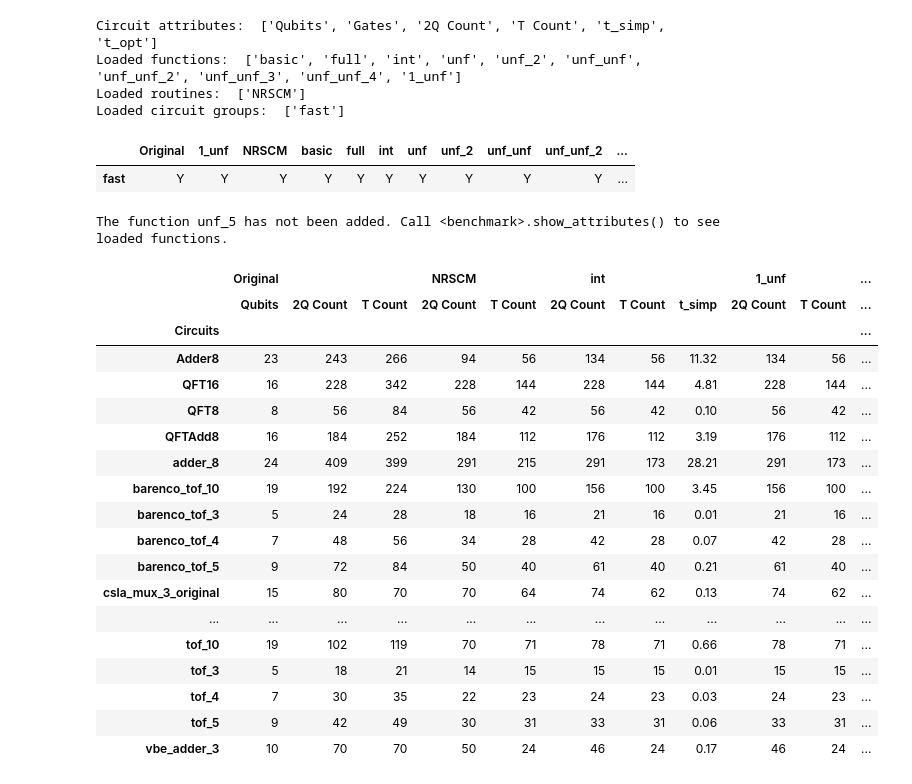
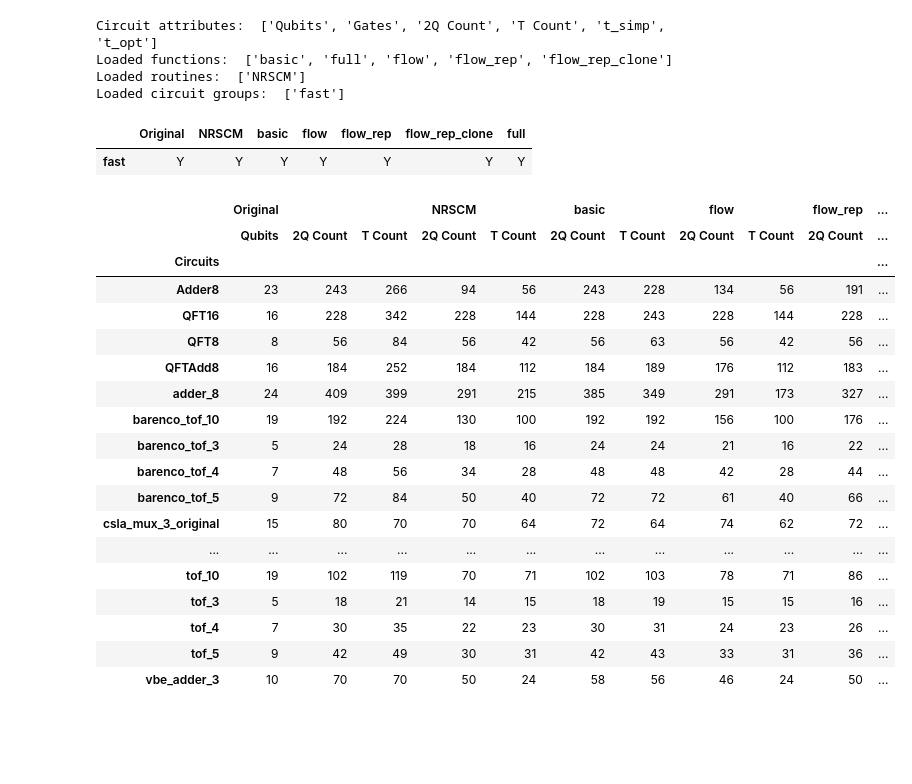
Before and after one commit to calumholker/pyzx, a Jupyter notebook: demos/Circuit Optimisation/benchmark_circuit_optimisation.ipynb, the cells around one changed output. Cells and saved outputs as stored; diff of their text form; code cells hidden in the pictures; blank space fills up the shorter version.

Commit message:
Organised function structure

```diff
--- a/demos/Circuit Optimisation/benchmark_circuit_optimisation.ipynb
+++ b/demos/Circuit Optimisation/benchmark_circuit_optimisation.ipynb
@@ -31,59 +31,51 @@ def full_reduce(c):
     c2 = zx.extract_circuit(g,up_to_perm=False).to_basic_gates()
     return basic_optimize(c2)
 
-def interior_2Q_reduce(c):
-    t0 = time.time()
+def flow_optimize(c):
     g = c.to_graph()
-    g2 = zx.simplify.interior_2Q_reduce(g,quiet=True)
-    c2 = zx.extract_simple(g2,up_to_perm=False).to_basic_gates()
-    return basic_optimize(c2), time.time() - t0, 0
-
-def flow_2Q_reduce(c):
-    t0 = time.time()
-    g = c.to_graph()
-    g2 = zx.simplify.flow_2Q_reduce(g,x=[1,1,1,0,0,0,0,0,0],quiet=True)
-    c2 = zx.extract_simple(g2,up_to_perm=False).to_basic_gates()
-    return basic_optimize(c2), time.time() - t0, 0
+    zx.simplify.teleport_reduce(g, store=False)
+    zx.simplify.to_graph_like(g)
+    zx.simplify.flow_2Q_simp(g)
+    c2 = zx.extract_simple(g,up_to_perm=False).to_basic_gates()
+    return basic_optimize(c2)
 # %%
 b.add_simplification_func(basic_optimize, 'basic', groups_to_run=['fast'],verify=True)
 b.add_simplification_func(full_reduce, 'full', groups_to_run=['fast'],verify=True)
-b.add_simplification_func(interior_2Q_reduce, 'int', groups_to_run=['fast'],verify=True)
-b.add_simplification_func(flow_2Q_reduce, '1_unf', groups_to_run=['fast'],verify=True)
+b.add_simplification_func(flow_optimize, 'flow', groups_to_run=['fast'],verify=True)
 # %%
 b.show_attributes()
 # %% [output]
 Circuit attributes:  ['Qubits', 'Gates', '2Q Count', 'T Count', 't_simp', 't_opt']
-Loaded functions:  ['basic', 'full', 'int', 'unf', 'unf_2', 'unf_unf', 'unf_unf_2', 'unf_unf_3', 'unf_unf_4', '1_unf']
+Loaded functions:  ['basic', 'full', 'flow', 'flow_rep', 'flow_rep_clone']
 Loaded routines:  ['NRSCM']
 Loaded circuit groups:  ['fast']
-|  | Original | 1_unf | NRSCM | basic | full | int | unf | unf_2 | unf_unf | unf_unf_2 | ... |
-| fast | Y | Y | Y | Y | Y | Y | Y | Y | Y | Y | ... |
+|  | Original | NRSCM | basic | flow | flow_rep | flow_rep_clone | full |
+| fast | Y | Y | Y | Y | Y | Y | Y |
 # %%
 df = b.df(groups=['fast'],
      routines='all',
-     funcs=['int','1_unf','unf','unf_2','unf_unf_2','unf_unf','unf_unf_3','unf_unf_4','unf_5'],
-     atts=['Qubits', '2Q Count', 'T Count', 't_simp'])
+     funcs='all',
+     atts=['Qubits', '2Q Count', 'T Count'])
 # %% [output]
-The function unf_5 has not been added. Call <benchmark>.show_attributes() to see loaded functions.
-|  | Original |  |  | NRSCM |  | int |  |  | 1_unf |  | ... |
-|  | Qubits | 2Q Count | T Count | 2Q Count | T Count | 2Q Count | T Count | t_simp | 2Q Count | T Count | ... |
+|  | Original |  |  | NRSCM |  | basic |  | flow |  | flow_rep | ... |
+|  | Qubits | 2Q Count | T Count | 2Q Count | T Count | 2Q Count | T Count | 2Q Count | T Count | 2Q Count | ... |
 | Circuits |  |  |  |  |  |  |  |  |  |  | ... |
-| Adder8 | 23 | 243 | 266 | 94 | 56 | 134 | 56 | 11.32 | 134 | 56 | ... |
-| QFT16 | 16 | 228 | 342 | 228 | 144 | 228 | 144 | 4.81 | 228 | 144 | ... |
-| QFT8 | 8 | 56 | 84 | 56 | 42 | 56 | 42 | 0.10 | 56 | 42 | ... |
-| QFTAdd8 | 16 | 184 | 252 | 184 | 112 | 176 | 112 | 3.19 | 176 | 112 | ... |
-| adder_8 | 24 | 409 | 399 | 291 | 215 | 291 | 173 | 28.21 | 291 | 173 | ... |
-| barenco_tof_10 | 19 | 192 | 224 | 130 | 100 | 156 | 100 | 3.45 | 156 | 100 | ... |
-| barenco_tof_3 | 5 | 24 | 28 | 18 | 16 | 21 | 16 | 0.01 | 21 | 16 | ... |
-| barenco_tof_4 | 7 | 48 | 56 | 34 | 28 | 42 | 28 | 0.07 | 42 | 28 | ... |
-| barenco_tof_5 | 9 | 72 | 84 | 50 | 40 | 61 | 40 | 0.21 | 61 | 40 | ... |
-| csla_mux_3_original | 15 | 80 | 70 | 70 | 64 | 74 | 62 | 0.13 | 74 | 62 | ... |
+| Adder8 | 23 | 243 | 266 | 94 | 56 | 243 | 228 | 134 | 56 | 191 | ... |
+| QFT16 | 16 | 228 | 342 | 228 | 144 | 228 | 243 | 228 | 144 | 228 | ... |
+| QFT8 | 8 | 56 | 84 | 56 | 42 | 56 | 63 | 56 | 42 | 56 | ... |
+| QFTAdd8 | 16 | 184 | 252 | 184 | 112 | 184 | 189 | 176 | 112 | 183 | ... |
+| adder_8 | 24 | 409 | 399 | 291 | 215 | 385 | 349 | 291 | 173 | 327 | ... |
+| barenco_tof_10 | 19 | 192 | 224 | 130 | 100 | 192 | 192 | 156 | 100 | 176 | ... |
+| barenco_tof_3 | 5 | 24 | 28 | 18 | 16 | 24 | 24 | 21 | 16 | 22 | ... |
+| barenco_tof_4 | 7 | 48 | 56 | 34 | 28 | 48 | 48 | 42 | 28 | 44 | ... |
+| barenco_tof_5 | 9 | 72 | 84 | 50 | 40 | 72 | 72 | 61 | 40 | 66 | ... |
+| csla_mux_3_original | 15 | 80 | 70 | 70 | 64 | 72 | 64 | 74 | 62 | 72 | ... |
 | ... | ... | ... | ... | ... | ... | ... | ... | ... | ... | ... | ... |
-| tof_10 | 19 | 102 | 119 | 70 | 71 | 78 | 71 | 0.66 | 78 | 71 | ... |
-| tof_3 | 5 | 18 | 21 | 14 | 15 | 15 | 15 | 0.01 | 15 | 15 | ... |
-| tof_4 | 7 | 30 | 35 | 22 | 23 | 24 | 23 | 0.03 | 24 | 23 | ... |
-| tof_5 | 9 | 42 | 49 | 30 | 31 | 33 | 31 | 0.06 | 33 | 31 | ... |
-| vbe_adder_3 | 10 | 70 | 70 | 50 | 24 | 46 | 24 | 0.17 | 46 | 24 | ... |
+| tof_10 | 19 | 102 | 119 | 70 | 71 | 102 | 103 | 78 | 71 | 86 | ... |
+| tof_3 | 5 | 18 | 21 | 14 | 15 | 18 | 19 | 15 | 15 | 16 | ... |
+| tof_4 | 7 | 30 | 35 | 22 | 23 | 30 | 31 | 24 | 23 | 26 | ... |
+| tof_5 | 9 | 42 | 49 | 30 | 31 | 42 | 43 | 33 | 31 | 36 | ... |
+| vbe_adder_3 | 10 | 70 | 70 | 50 | 24 | 58 | 56 | 46 | 24 | 50 | ... |
 # %%
 # funcs = ['basic','full_reduce']
 # t_probs = [0.015*i for i in range(11)]
```
Also changed, not shown: parts of 1 cell of this notebook, 7 other files.
